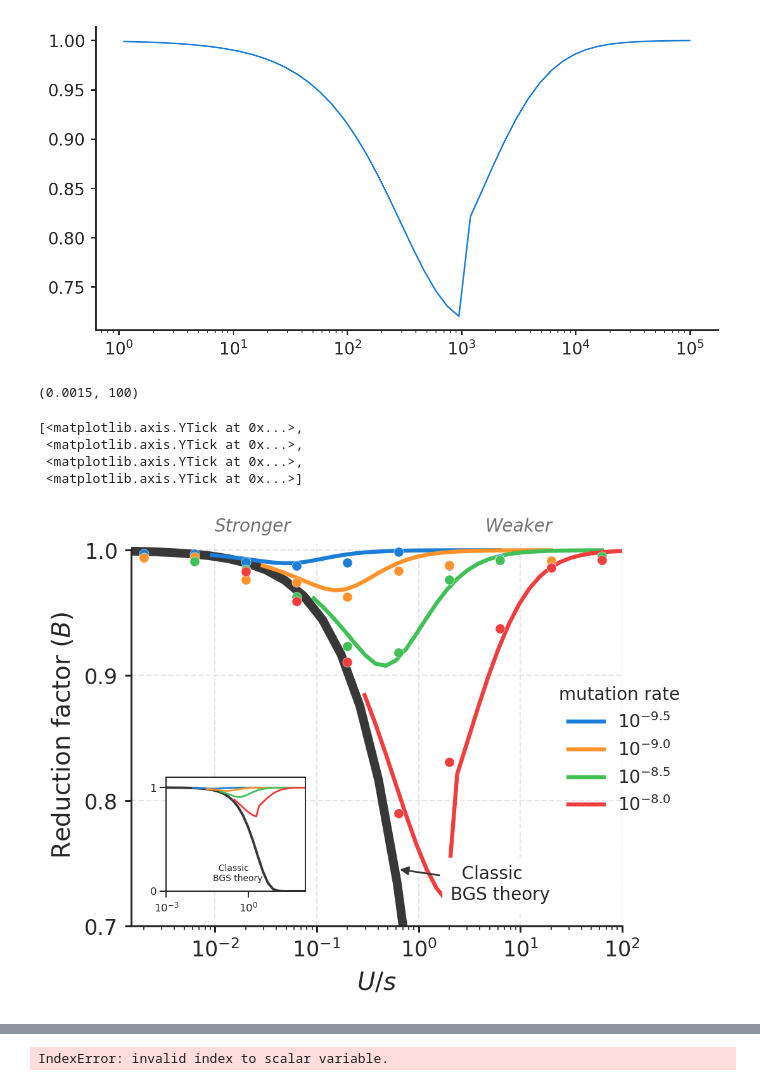
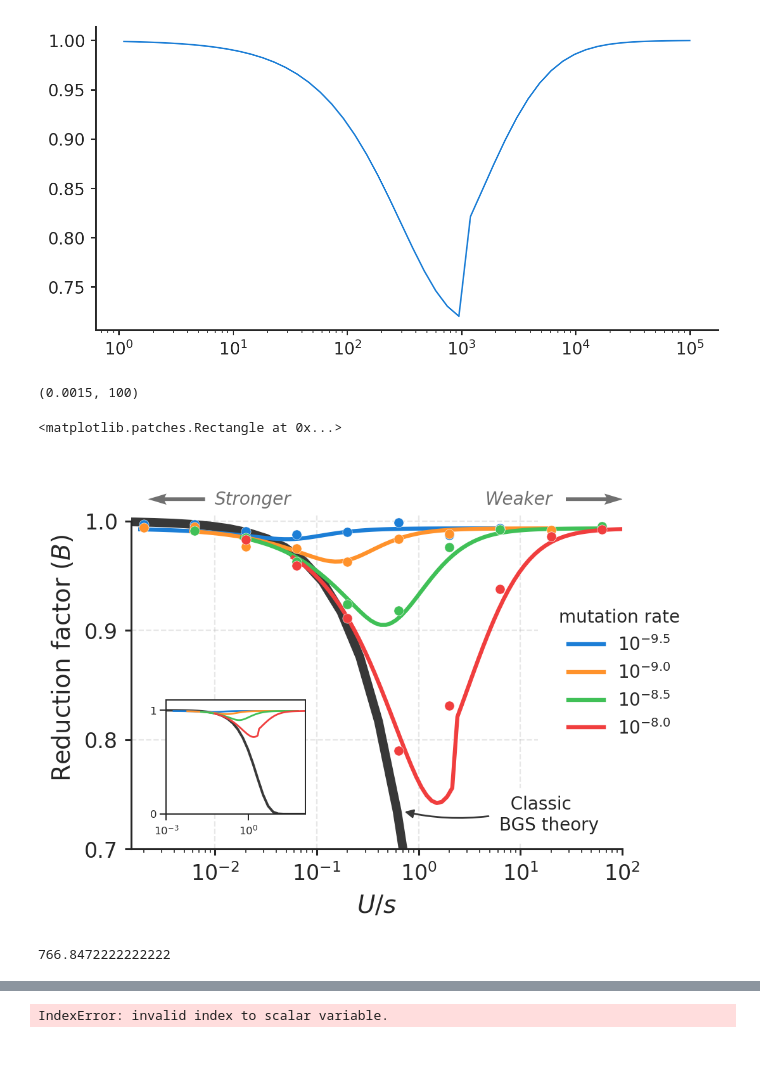
Before and after one commit to vsbuffalo/bprime, a Jupyter notebook: notebooks/region_simulations.ipynb, the cells around one changed output, grey strips where cells are left out. Cells and saved outputs as stored; diff of their text form; code cells hidden in the pictures; blank space fills up the shorter version.

Commit message:
more minor bug fixes, plots

```diff
--- a/notebooks/region_simulations.ipynb
+++ b/notebooks/region_simulations.ipynb
@@ -138,9 +138,9 @@ plt.semilogx()
 # %%
 theory_data = dict()
 
-x = np.logspace(-5, np.log10(0.9), 50)
+x = np.logspace(-5, 0, 100)
 for mu in dg['mu'].unique():
-    parts = np.array(bgs_segment_sc16_parts(mu, x, L, rbp, N, asymptotic=False, sum_n=50))
+    parts = np.array(bgs_segment_sc16_parts(mu, x, L, rbp, N, asymptotic=False, sum_n=10))
     Bs = np.array([x[0] for x in parts])
     Bs_asymp = np.array([x[1] for x in parts])
     other_stuff = [x[2:] for x in parts]
@@ -171,10 +171,10 @@ def B_theory_plot(sim_dg, L, rbp, N, mus=None, x=np.logspace(-5, np.log10(0.9),
         if data is None:
             # calculate the values directly
             Bs_asymp = np.array(bgs_segment_sc16_vec(mu, x, L, rbp, N, dont_fallback=False))
-            Bs = np.array(bgs_segment_sc16_vec(mu, x, L, rbp, N, dont_fallback=False, asymptotic=False, sum_n=50))
+            Bs = np.array(bgs_segment_sc16_vec(mu, x, L, rbp, N, dont_fallback=False, asymptotic=False, sum_n=10))
         else:
             # use pre-calc'd dict
-            x, Bs, Bs_asymp_dont_fallback, Bs_asymp, parts = data[mu]
+            x, Bs, Bs_asymp, parts = data[mu]
         #Bs = np.array(bgs_segment_sc162(mu, x2, L, rbp, 1000, asymptotic=False, sum_n=10))
         #plt.plot(U/x, Bs_asymp, label=mu)
 
@@ -209,12 +209,13 @@ axin = inset_axes(ax, width=1.1, height=0.9, loc=3, borderpad=2)
 
 MUs = [3.16e-10, 1.00e-09, 3.16e-09, 1.00e-08]
 
+## MAIN CALLS
 B_theory_plot(dg, L=L, rbp=rbp, N=N,
               mus=MUs,
               figax=(fig, ax), data=theory_data,
               xlim=(0.0015, 100), include_asymp=False,
-              ylim=(0.70, 1.005),
-              #ylim=(0.70, 1.02),
+              #ylim=(0.70, 1.005),
+              ylim=(0.70, 1.05),
               marker_size=30, bgs_zorder=1,
               legend=True, bgs_linewidth=5, linewidth=2.3)
 B_theory_plot(dg, L=L, rbp=rbp, N=N,
@@ -236,41 +237,51 @@ for spine in ['top', 'right', 'left', 'bottom']:
     axin.spines[spine].set_linewidth(axin_axeswidth)
 axin.xaxis.set_tick_params(width=axin_axeswidth)
 axin.yaxis.set_tick_params(width=axin_axeswidth)
 
 # draw the box around zoomed-in region
 draw_box = False
 if draw_box:
     x, y = ax.axes.get_xlim(), ax.axes.get_ylim()
     zoom = mpl.patches.Rectangle((x[0], y[0]), x[1] - x[0], y[1] - y[0],
                                  linewidth=0.1, edgecolor='0.22', facecolor='none')
     axin.add_patch(zoom)
 
 #ax.axhline(1, linestyle='dashed', c='0.22', linewidth=1, zorder=-1)
 #axin.axhline(1, linestyle='dashed', c='0.22', linewidth=0.5, zorder=-1)
+
 leg = ax.legend(loc=(0.8, 0.2), fontsize=10, title="mutation rate", framealpha=1, facecolor='white')
 frame = leg.get_frame()
 frame.set_facecolor('blue')
 ax.text(0.01, 1.015, "Stronger", c='0.44', style='italic')
-ax.quiver(0.008, 1.02, -0.9, 0, units='inches', scale_units='inches', scale=2, color='0.44')
+ax.quiver(0.008, 1.02, -0.9, 0, units='inches', scale_units='inches', scale=2, color='0.44', zorder=10)
 ax.text(4.5, 1.015, "Weaker",  c='0.44', style='italic')
-ax.quiver(28, 1.02, 0.9, 0, units='inches', scale_units='inches', scale=2, color='0.44')
-ax.annotate("  Classic\nBGS theory", xy=(0.54, 0.15), xytext=(0.65, 0.07),
+ax.quiver(28, 1.02, 0.9, 0, units='inches', scale_units='inches', scale=2, color='0.44', zorder=10)
+ax.annotate("  Classic\nBGS theory", xy=(0.55, 0.1), xytext=(0.75, 0.05),
             backgroundcolor='white',
-             arrowprops=dict(arrowstyle="-|>", color='0.22',
-                            connectionstyle="arc3"),
+             arrowprops=dict(arrowstyle="-|>", color='0.22', relpos=(0., 0.5),
+                            connectionstyle="arc3,rad=-0.1"),
             xycoords=ax.transAxes, weight=550)
 
 ax.set_ylabel("Reduction factor ($B$)")
 ax.set_xlabel("$U/s$")
 ax.spines['left'].set_bounds((0.7, 1))
 ax.grid(linestyle='dashed')
 ax.set_axisbelow(True)
-axin.annotate("  Classic\nBGS theory", xy=(0.05, 0.1), fontsize=5)
+#axin.annotate("  Classic\nBGS theory", xy=(0.05, 0.1), fontsize=5)
 ax.set_yticks([0.7, 0.8, 0.9, 1])
+
+# mask the grid behind arrows
+mask_grid_quiver = mpl.patches.Rectangle((0, 1.005), 100, 5, facecolor='white', zorder=1)
+ax.add_patch(mask_grid_quiver)
+
+# mask grid behind legend
+mask_grid = mpl.patches.Rectangle((15, 0.4), 400, 10, facecolor='white', zorder=1)
+ax.add_patch(mask_grid)
 # %% [output]
 (0.0015, 100)
-[<matplotlib.axis.YTick at 0x...>,
- <matplotlib.axis.YTick at 0x...>,
- <matplotlib.axis.YTick at 0x...>,
- <matplotlib.axis.YTick at 0x...>]
+<matplotlib.patches.Rectangle at 0x...>
-[figure, old version]
+[figure, new version]
+# %%
+leg.get_frame().get_x()
+# %% [output]
+766.8472222222222
```
Also changed, not shown: parts of 1 cell of this notebook, 1 other file.
